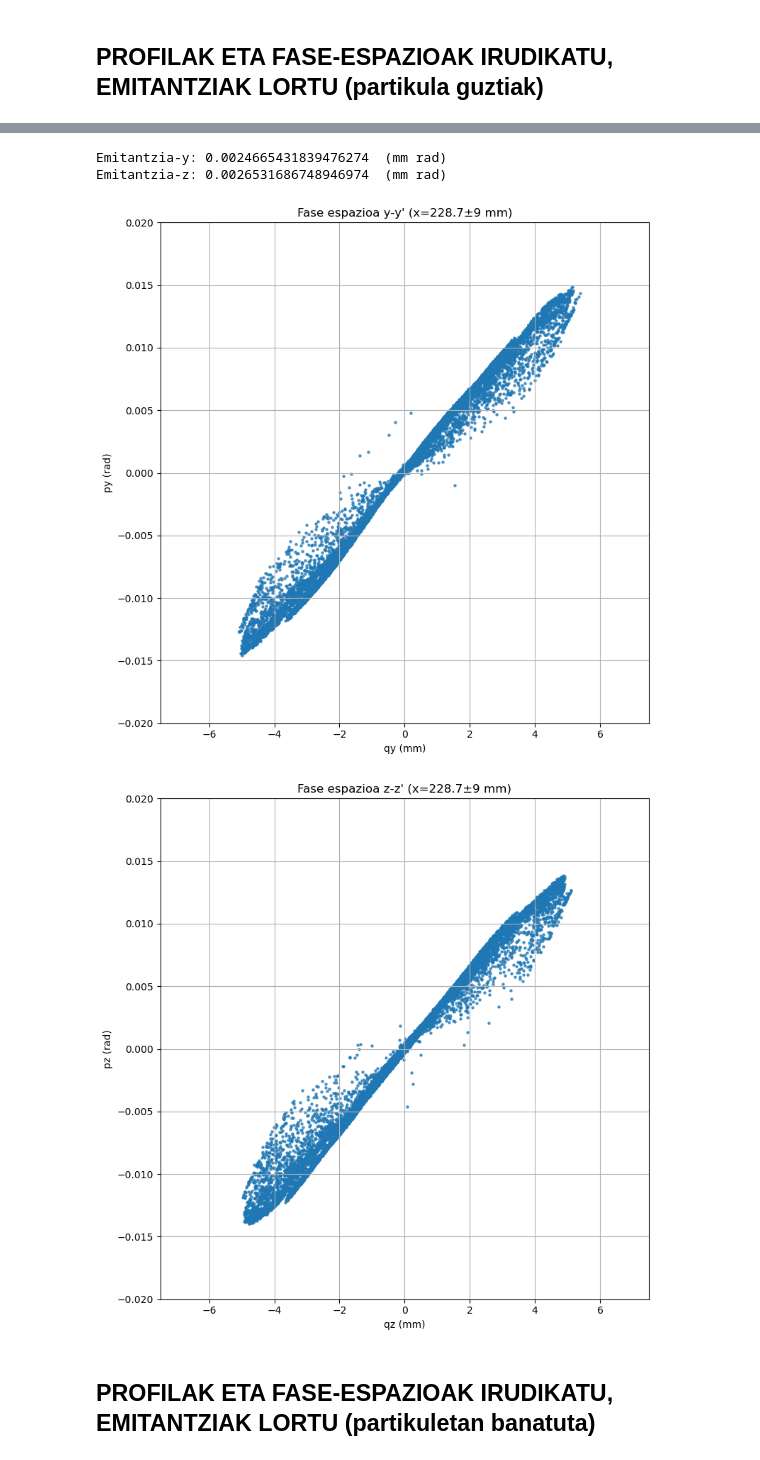
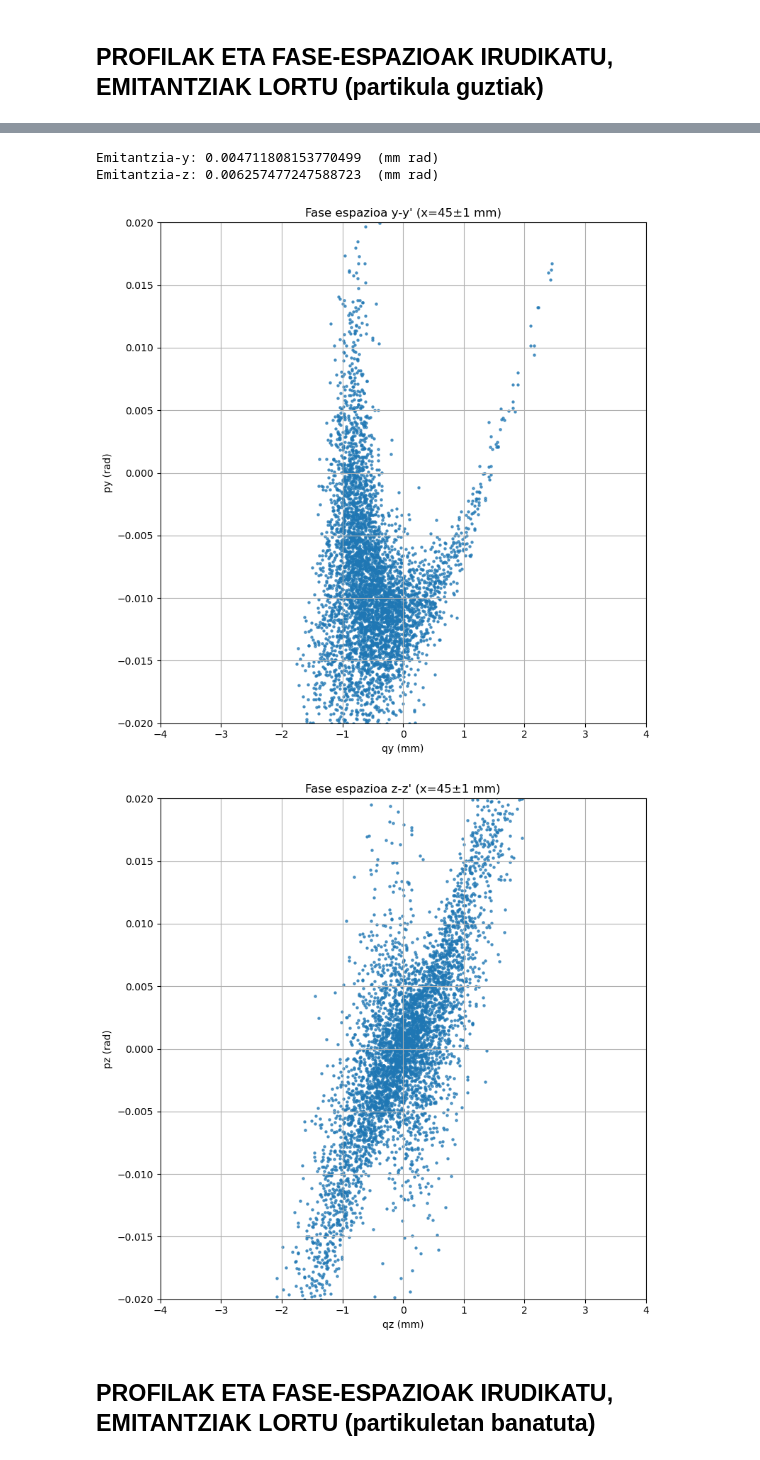
Before and after one commit to lopezsacris/gral-fisika, a Jupyter notebook: emittance.ipynb, the cells around one changed output, grey strips where cells are left out. Saved outputs shown, nothing was run; the diff lists cells and outputs as text; code cells hidden in the pictures.

```diff
--- a/emittance.ipynb
+++ b/emittance.ipynb
@@ -32,9 +32,8 @@ with open(archive, 'r', encoding='utf-8') as f:
 headers = [col.strip() for col in rows[7].strip().split(',')]
 data = pd.read_csv(archive, skiprows=8, names=headers)
 
-target_x = 228.7
-tolerance = 9
-
+target_x = 45
+tolerance = 1
 # Lortu qx, qy, qz, py, pz eta mp-rentzako zutabe guztiak
 qx_cols = [col for col in data.columns if col.startswith("qx")]
 qy_cols = [col for col in data.columns if col.startswith("qy")]
@@ -133,37 +132,37 @@ z_emittance = emittance_rms(df_results['qz'], df_results['pz'])
 print("Emitantzia-y:", y_emittance, " (mm rad)")
 print("Emitantzia-z:", z_emittance, " (mm rad)")
 # %% [output]
-Emitantzia-y: 0.0024665431839476274  (mm rad)
-Emitantzia-z: 0.0026531686748946974  (mm rad)
+Emitantzia-y: 0.004711808153770499  (mm rad)
+Emitantzia-z: 0.006257477247588723  (mm rad)
 # %%
 plt.figure(figsize=(8, 8))
 plt.scatter(df_results['qy'], df_results['py'], s=5, alpha=0.7)
 
 plt.title(f"Fase espazioa y-y' (x={target_x}±{tolerance} mm)")
 plt.xlabel("qy (mm)")
 plt.ylabel("py (rad)")
 plt.grid(True)
-plt.xlim(-7.5,7.5)
+plt.xlim(-4,4)
 plt.ylim(-0.02,0.02)
 
 plt.tight_layout()
 plt.show()
 
 plt.figure(figsize=(8, 8))
 plt.scatter(df_results['qz'], df_results['pz'], s=5, alpha=0.7)
 
 plt.title(f"Fase espazioa z-z' (x={target_x}±{tolerance} mm)")
 plt.xlabel("qz (mm)")
 plt.ylabel("pz (rad)")
 plt.grid(True)
-plt.xlim(-7.5,7.5)
+plt.xlim(-4,4)
 plt.ylim(-0.02,0.02)
 
 plt.tight_layout()
 plt.show()
 # %% [output]
-[figure, old version]
+[figure, new version]
-[figure, old version]
+[figure, new version]
 # %% [markdown]
 ## PROFILAK ETA FASE-ESPAZIOAK IRUDIKATU, EMITANTZIAK LORTU (partikuletan banatuta)
 # %%
```
Also changed, not shown: parts of 4 cells of this notebook, 4 other files.
